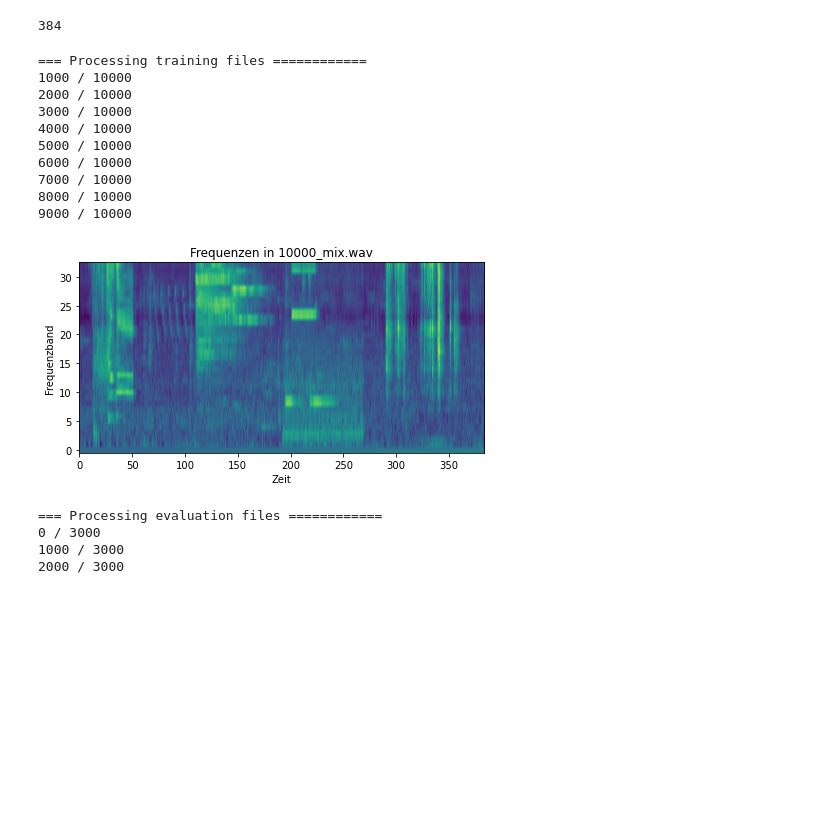
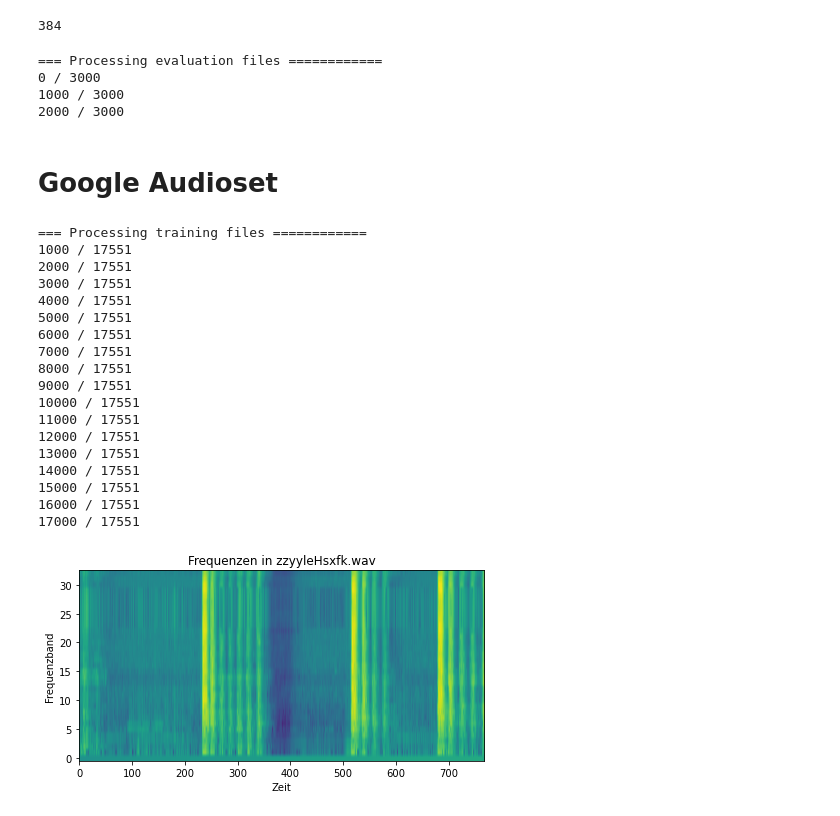
Before and after one commit to ajochim/bbdc2021, a Jupyter notebook: preprocessing/MelFilterBank_Final.ipynb, the cells around one changed output. Cells and saved outputs as stored; diff of their text form; code cells hidden in the pictures; blank space fills up the shorter version.

Commit message:
Added block for loading Google Audioset

```diff
--- a/preprocessing/MelFilterBank_Final.ipynb
+++ b/preprocessing/MelFilterBank_Final.ipynb
@@ -13,10 +13,11 @@ frame_stride = 0.026
 NFFT = 512
 numberOfMelFilter = 32
 
-dataset_loc = './../data/final_pre_dataset'
-out_folder = './../data/dataset_fft_mel_l'+str(frame_size)[2:]+"_o"+str(frame_stride)[2:]+"_f"+str(numberOfMelFilter)
+dataset_loc = './../google_audioset/googleData/unbalanced' #'./../data/final_pre_dataset'
+out_folder = './../google_audioset/googleData/fft/unbalanced_fft_mel_l'+str(frame_size)[2:]+"_o"+str(frame_stride)[2:]+"_f"+str(numberOfMelFilter) #'./../data/dataset_fft_mel_noAmplify_l'+str(frame_size)[2:]+"_o"+str(frame_stride)[2:]+"_f"+str(numberOfMelFilter)
 
-resultingLength = int(np.ceil(float(np.abs(10*16000 - frame_size*16000)) / (frame_stride*16000)))
+sampleRate = 44100
+resultingLength = int(np.ceil(float(np.abs(10*sampleRate - frame_size*sampleRate)) / (frame_stride*sampleRate)))
 print(resultingLength)
 # %% [output]
 384
@@ -59,6 +60,9 @@ def getFrames(signal, sample_rate):
 
 def getMelFilteredFreqs(filename, nFilter, reduceNoise = True, amplifyHighFreqs = True):
     sample_rate, signal = scipy.io.wavfile.read(filename)  # File assumed to be in the same directory
+    if len(signal)==0:
+        print(filename)
+        return None, None
     if amplifyHighFreqs:
         pre_emphasis = 0.97
         signal = np.append(signal[0], signal[1:] - pre_emphasis * signal[:-1])
@@ -105,7 +109,9 @@ for i, file_name in enumerate(train_files):
     if i % 1000 == 0 and i!=0:
         print(i, '/', max_len)
     # load
-    train_feats, train_times = getMelFilteredFreqs(file_name, numberOfMelFilter)
+    train_feats, train_times = getMelFilteredFreqs(file_name, numberOfMelFilter, reduceNoise = True, amplifyHighFreqs = False)
+    if train_feats==None or train_times==None:
+        continue
     # merge time and fft
     tmp = np.concatenate([np.expand_dims(train_times, axis=1), train_feats], axis=1)
     # save to csv
@@ -113,18 +119,6 @@ for i, file_name in enumerate(train_files):
     np.savetxt(out_folder + '/dev/' + name.replace('.wav', '.csv'), tmp, delimiter=',')
 
 plot_fft(tmp.T, name)
-# %% [output]
-=== Processing training files ============
-1000 / 10000
-2000 / 10000
-3000 / 10000
-4000 / 10000
-5000 / 10000
-6000 / 10000
-7000 / 10000
-8000 / 10000
-9000 / 10000
-[figure, removed]
 # %%
 print('===', 'Processing evaluation files', '============')
 
@@ -147,3 +141,48 @@ for i, file_name in enumerate(eval_files):
 0 / 3000
 1000 / 3000
 2000 / 3000
+# %% [markdown]
+# Google Audioset
+# %%
+if os.path.exists(out_folder):
+    shutil.rmtree(out_folder)
+os.makedirs(out_folder)
+
+print('===', 'Processing training files', '============')
+
+# train files
+train_files = sorted([x.split('\\')[-1] for x in glob.glob(f'{dataset_loc}/*.wav')])
+max_len = len(train_files)
+
+# load and save train files (we could pass the full array to the function, but not everyone might have the mem space to do so)
+for i, file_name in enumerate(train_files):
+    if i % 1000 == 0 and i!=0:
+        print(i, '/', max_len)
+    # load
+    train_feats, train_times = getMelFilteredFreqs(file_name, numberOfMelFilter, reduceNoise = True, amplifyHighFreqs = True)
+    # merge time and fft
+    tmp = np.concatenate([np.expand_dims(train_times, axis=1), train_feats], axis=1)
+    # save to csv
+    name = file_name.split('/')[-1]
+    np.savetxt(out_folder + '/' + name.replace('.wav', '.csv'), tmp, delimiter=',')
+plot_fft(tmp.T, name)
+# %% [output]
+=== Processing training files ============
+1000 / 17551
+2000 / 17551
+3000 / 17551
+4000 / 17551
+5000 / 17551
+6000 / 17551
+7000 / 17551
+8000 / 17551
+9000 / 17551
+10000 / 17551
+11000 / 17551
+12000 / 17551
+13000 / 17551
+14000 / 17551
+15000 / 17551
+16000 / 17551
+17000 / 17551
+[figure, added]
```
